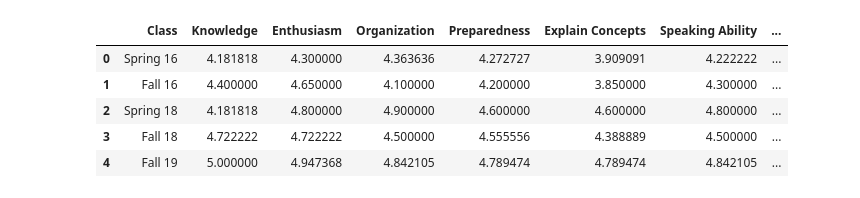
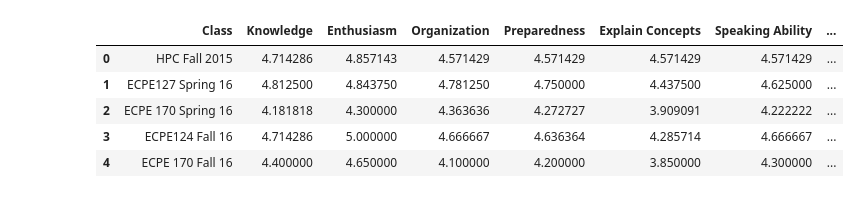
Before and after one commit to ManoharDhulipala/NLTK, a Jupyter notebook: KNN_Approach.ipynb, the cells around one changed output. Cells and saved outputs as stored; diff of their text form; code cells hidden in the pictures.

```diff
--- a/KNN_Approach.ipynb
+++ b/KNN_Approach.ipynb
@@ -7,12 +8,12 @@ import seaborn as sns
 import pandas as pd
 from sklearn.metrics import classification_report, confusion_matrix, accuracy_score
 # %%
-df = pd.read_csv('KNN2.csv')
+df = pd.read_csv('KNN_DATA.csv')
 df.head()
 # %% [output]
 |  | Class | Knowledge | Enthusiasm | Organization | Preparedness | Explain Concepts | Speaking Ability | ... |
-| 0 | Spring 16 | 4.181818 | 4.300000 | 4.363636 | 4.272727 | 3.909091 | 4.222222 | ... |
-| 1 | Fall 16 | 4.400000 | 4.650000 | 4.100000 | 4.200000 | 3.850000 | 4.300000 | ... |
-| 2 | Spring 18 | 4.181818 | 4.800000 | 4.900000 | 4.600000 | 4.600000 | 4.800000 | ... |
-| 3 | Fall 18 | 4.722222 | 4.722222 | 4.500000 | 4.555556 | 4.388889 | 4.500000 | ... |
-| 4 | Fall 19 | 5.000000 | 4.947368 | 4.842105 | 4.789474 | 4.789474 | 4.842105 | ... |
+| 0 | HPC Fall 2015 | 4.714286 | 4.857143 | 4.571429 | 4.571429 | 4.571429 | 4.571429 | ... |
+| 1 | ECPE127 Spring 16 | 4.812500 | 4.843750 | 4.781250 | 4.750000 | 4.437500 | 4.625000 | ... |
+| 2 | ECPE 170 Spring 16 | 4.181818 | 4.300000 | 4.363636 | 4.272727 | 3.909091 | 4.222222 | ... |
+| 3 | ECPE124 Fall 16 | 4.714286 | 5.000000 | 4.666667 | 4.636364 | 4.285714 | 4.666667 | ... |
+| 4 | ECPE 170 Fall 16 | 4.400000 | 4.650000 | 4.100000 | 4.200000 | 3.850000 | 4.300000 | ... |
```
Also changed, not shown: parts of 7 cells of this notebook, 3 other files.
